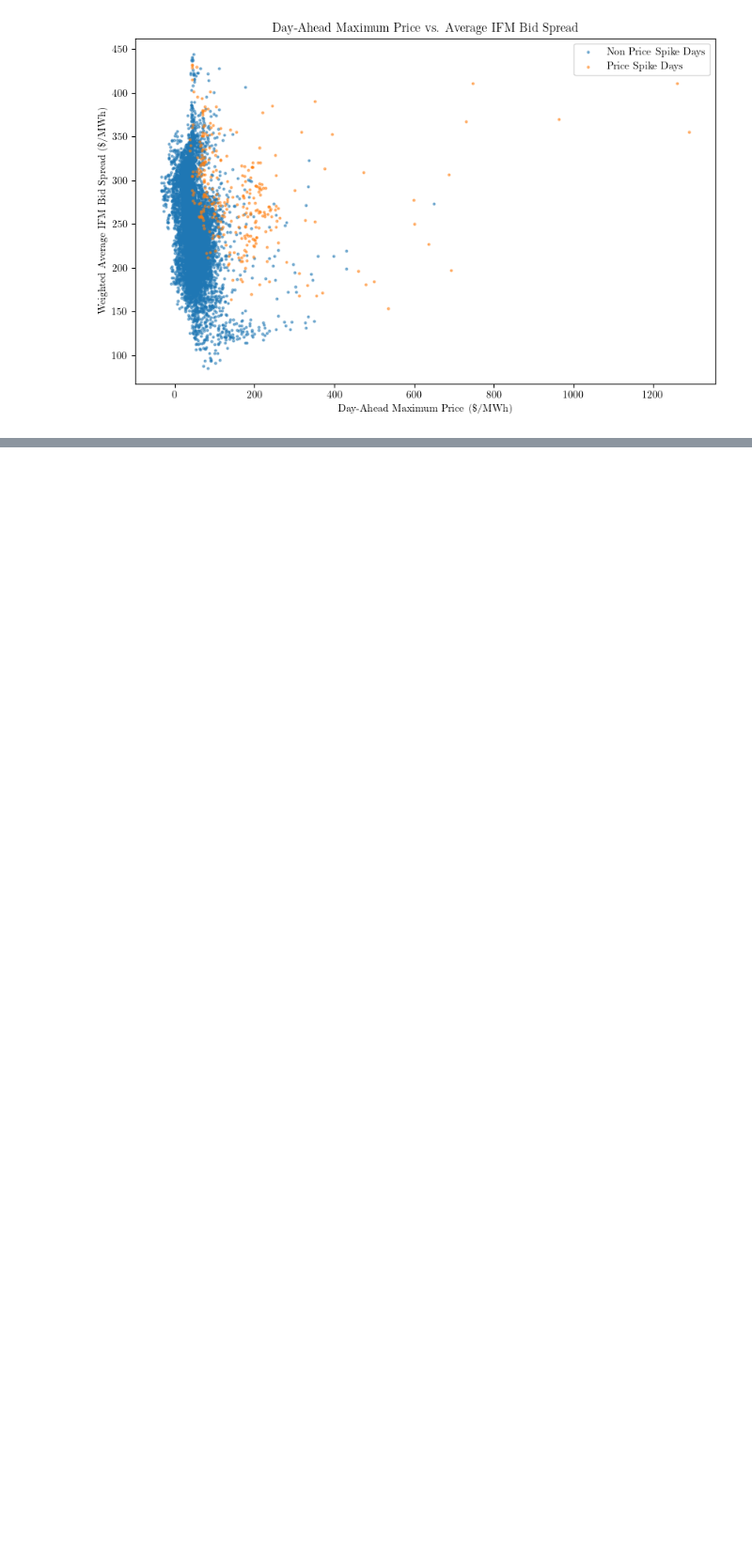
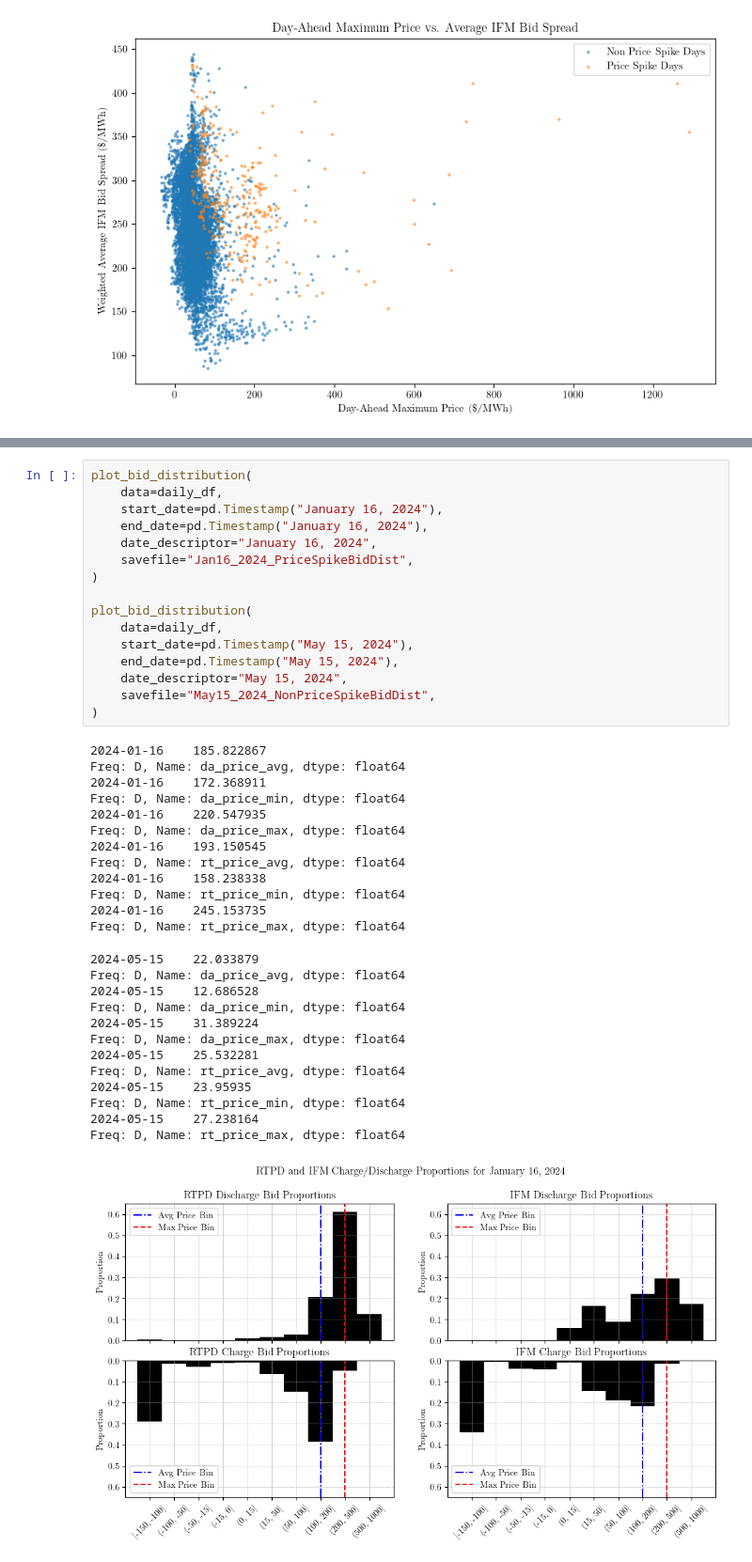
Before and after one commit to nmadev/CAISO-EnergyStorage, a Jupyter notebook: CAISO_ES_BIDS/CAISO_ES_BID_FINAL_ANALYSIS.ipynb, the cells around one changed output, grey strips where cells are left out. Shown at 94% size. Saved outputs shown, nothing was run; the diff lists cells and outputs as text; blank space fills up the shorter version.

Commit message:
Added price lines to bid distribution histogram

```diff
--- a/CAISO_ES_BIDS/CAISO_ES_BID_FINAL_ANALYSIS.ipynb
+++ b/CAISO_ES_BIDS/CAISO_ES_BID_FINAL_ANALYSIS.ipynb
@@ -617,0 +782,42 @@ plot_price_bid_spread(
+# %%
+plot_bid_distribution(
+    data=daily_df,
+    start_date=pd.Timestamp("January 16, 2024"),
+    end_date=pd.Timestamp("January 16, 2024"),
+    date_descriptor="January 16, 2024",
+    savefile="Jan16_2024_PriceSpikeBidDist",
+)
+
+plot_bid_distribution(
+    data=daily_df,
+    start_date=pd.Timestamp("May 15, 2024"),
+    end_date=pd.Timestamp("May 15, 2024"),
+    date_descriptor="May 15, 2024",
+    savefile="May15_2024_NonPriceSpikeBidDist",
+)
+# %% [output]
+2024-01-16    185.822867
+Freq: D, Name: da_price_avg, dtype: float64
+2024-01-16    172.368911
+Freq: D, Name: da_price_min, dtype: float64
+2024-01-16    220.547935
+Freq: D, Name: da_price_max, dtype: float64
+2024-01-16    193.150545
+Freq: D, Name: rt_price_avg, dtype: float64
+2024-01-16    158.238338
+Freq: D, Name: rt_price_min, dtype: float64
+2024-01-16    245.153735
+Freq: D, Name: rt_price_max, dtype: float64
+2024-05-15    22.033879
+Freq: D, Name: da_price_avg, dtype: float64
+2024-05-15    12.686528
+Freq: D, Name: da_price_min, dtype: float64
+2024-05-15    31.389224
+Freq: D, Name: da_price_max, dtype: float64
+2024-05-15    25.532281
+Freq: D, Name: rt_price_avg, dtype: float64
+2024-05-15    23.95935
+Freq: D, Name: rt_price_min, dtype: float64
+2024-05-15    27.238164
+Freq: D, Name: rt_price_max, dtype: float64
+[figure, added]
```
Also changed, not shown: parts of 3 cells of this notebook, 1 other file.
